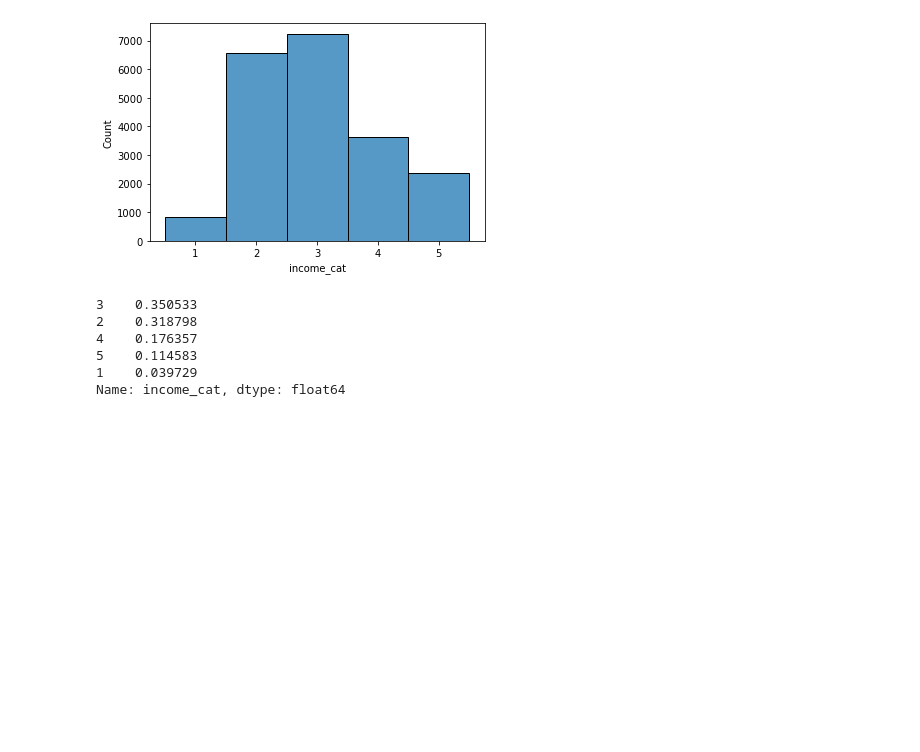
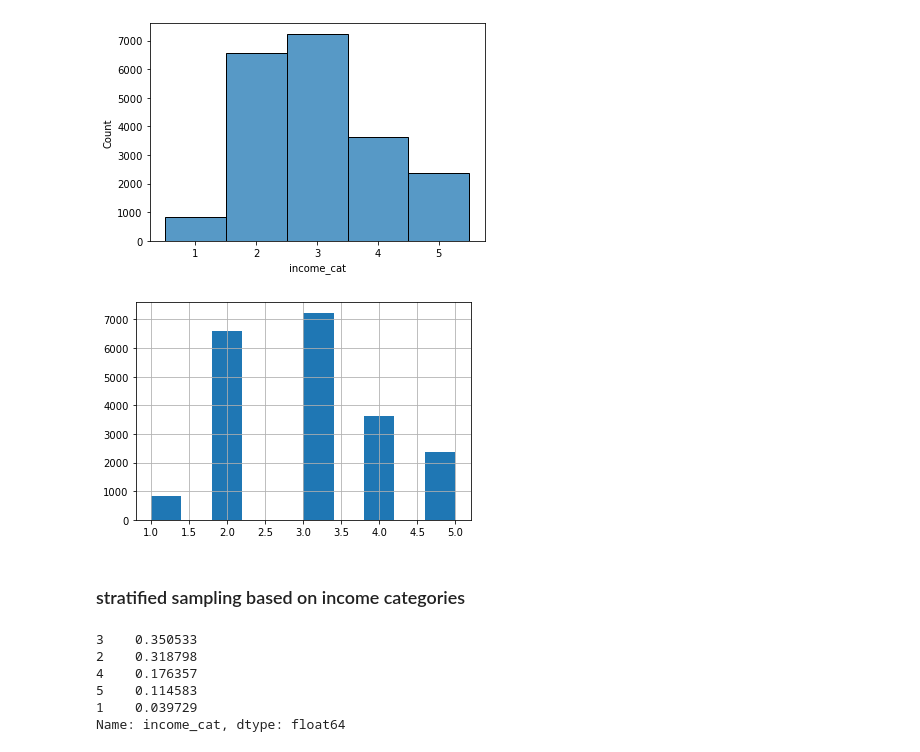
Before and after one commit to ptyadana/Data-Science-and-Machine-Learning-Projects-Dojo, a Jupyter notebook: Hands-On Machine Learning with Scikit-Learn, Keras, and TensorFlow/02.End to End Machine Learning Project.ipynb, the cells around one changed output. Saved outputs shown, nothing was run; the diff lists cells and outputs as text; code cells hidden in the pictures; blank space fills up the shorter version.

```diff
--- a/Hands-On Machine Learning with Scikit-Learn, Keras, and TensorFlow/02.End to End Machine Learning Project.ipynb
+++ b/Hands-On Machine Learning with Scikit-Learn, Keras, and TensorFlow/02.End to End Machine Learning Project.ipynb
@@ -264,3 +295,9 @@ housing['income_cat']  = pd.cut(housing['median_income'], bins=[0., 1.5, 3.0, 4.
 sns.histplot(housing['income_cat']);
 # %% [output]
 [figure]
+# %%
+housing['income_cat'].hist();
+# %% [output]
+[figure, added]
+# %% [markdown]
+###  stratified sampling based on income categories
```
Also changed, not shown: parts of 16 cells of this notebook, 2 other files.
